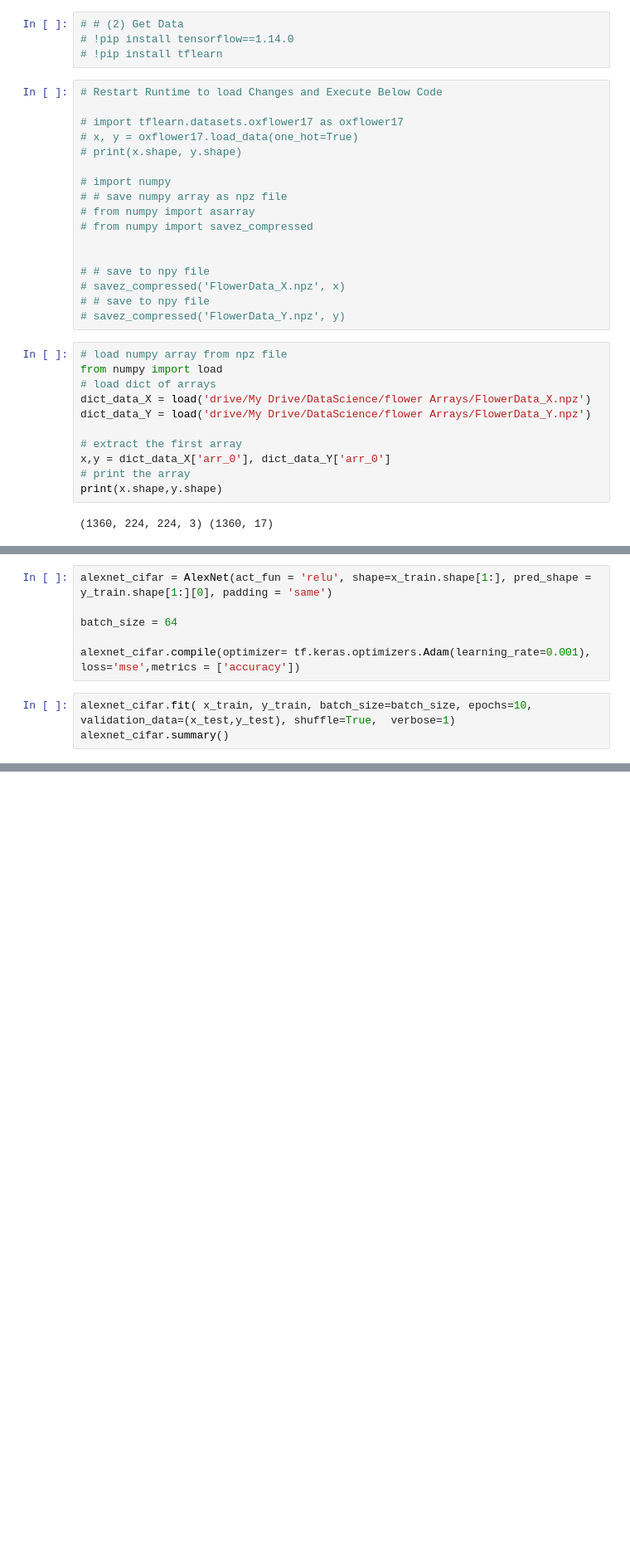
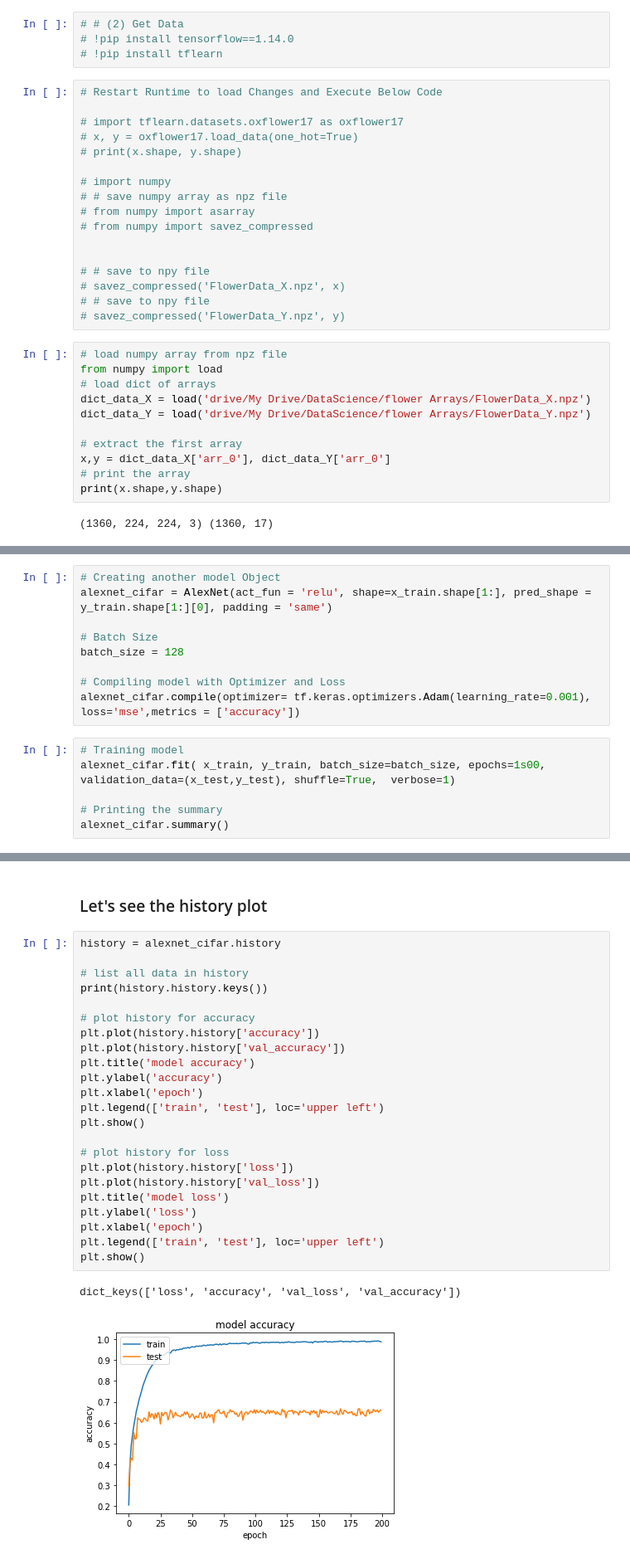
Before and after one commit to sachinkun21/CNN_Architectures, a Jupyter notebook: AlexNet_Tensorflow.ipynb, the cells around one changed output, grey strips where cells are left out. Shown at 83% size. Drawn from its saved outputs; the diff is of its cells as text; blank space fills up the shorter version.

```diff
--- a/AlexNet_Tensorflow.ipynb
+++ b/AlexNet_Tensorflow.ipynb
@@ -516,10 +619,16 @@ x_train.shape[1:]
 # %%
+# Creating another model Object
 alexnet_cifar = AlexNet(act_fun = 'relu', shape=x_train.shape[1:], pred_shape = y_train.shape[1:][0], padding = 'same')
 
-batch_size = 64
+# Batch Size
+batch_size = 128
 
+# Compiling model with Optimizer and Loss
 alexnet_cifar.compile(optimizer= tf.keras.optimizers.Adam(learning_rate=0.001), loss='mse',metrics = ['accuracy'])
 # %%
-alexnet_cifar.fit( x_train, y_train, batch_size=batch_size, epochs=10, validation_data=(x_test,y_test), shuffle=True,  verbose=1)
+# Training model
+alexnet_cifar.fit( x_train, y_train, batch_size=batch_size, epochs=1s00, validation_data=(x_test,y_test), shuffle=True,  verbose=1)
+
+# Printing the summary
 alexnet_cifar.summary()
 # %% [output]
@@ -527,0 +652,28 @@ ValueError: ignored
+# %% [markdown]
+### Let's see the history plot
+# %%
+history = alexnet_cifar.history
+
+# list all data in history
+print(history.history.keys())
+
+# plot history for accuracy
+plt.plot(history.history['accuracy'])
+plt.plot(history.history['val_accuracy'])
+plt.title('model accuracy')
+plt.ylabel('accuracy')
+plt.xlabel('epoch')
+plt.legend(['train', 'test'], loc='upper left')
+plt.show()
+
+# plot history for loss
+plt.plot(history.history['loss'])
+plt.plot(history.history['val_loss'])
+plt.title('model loss')
+plt.ylabel('loss')
+plt.xlabel('epoch')
+plt.legend(['train', 'test'], loc='upper left')
+plt.show()
+# %% [output]
+dict_keys(['loss', 'accuracy', 'val_loss', 'val_accuracy'])
+[figure, added]
```
Also changed, not shown: parts of 26 cells of this notebook.
